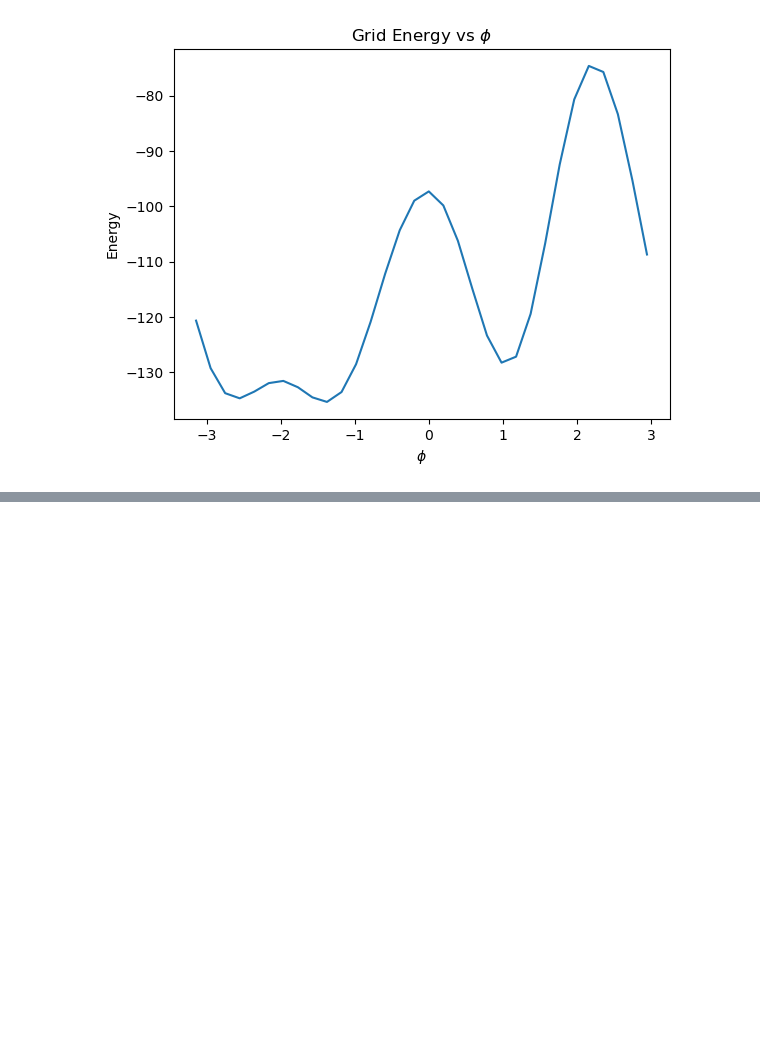
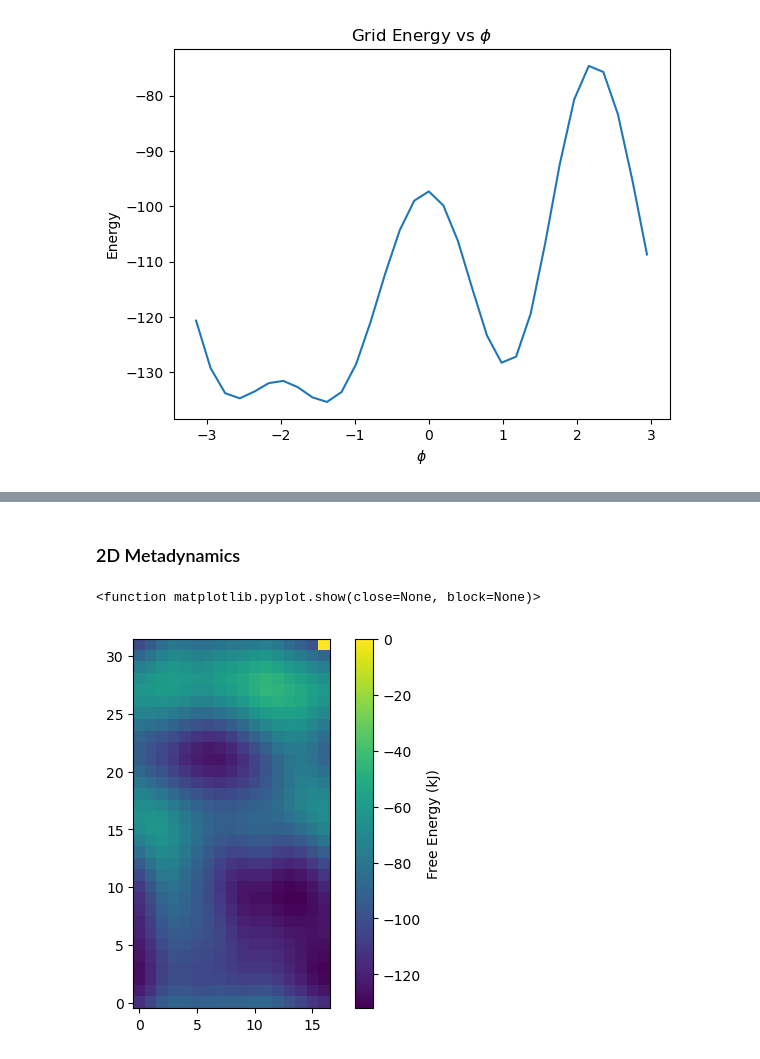
Before and after one commit to thomas-egg/comp-lab-class, a Jupyter notebook: Week6/PLUMED_MC_analysis.ipynb, the cells around one changed output, grey strips where cells are left out. Saved outputs shown, nothing was run; the diff lists cells and outputs as text; code cells hidden in the pictures; blank space fills up the shorter version.

```diff
--- a/Week6/PLUMED_MC_analysis.ipynb
+++ b/Week6/PLUMED_MC_analysis.ipynb
@@ -122,0 +124,32 @@ plt.show()
+# %% [markdown]
+### 2D Metadynamics
+# %%
+# 2D Metadynamics
+grid_en = np.loadtxt('Inputs/2D_META/fes.dat', comments=['#', '!'])
+# %%
+# Fill histogram with values
+hist = np.zeros((32, 17))
+i, j = 0, 0
+
+# Iterator
+en_list = grid_en[:,2]
+phi_list = grid_en[:,0]
+for k in range(1, len(en_list)):
+
+    # Populate histogram
+    hist[i][j] = en_list[k-1]
+
+    # Increment
+    i += 1
+
+    # Increment to next phi
+    if phi_list[k] < phi_list[k-1]:
+        i = 0
+        j += 1
+# %%
+plt.imshow(hist, origin='lower', cmap='viridis')
+plt.colorbar(label='Free Energy (kJ)')
+plt.show
+# %% [output]
+<function matplotlib.pyplot.show(close=None, block=None)>
+[figure, added]
```
Also changed, not shown: parts of 4 cells of this notebook, 17 other files.
